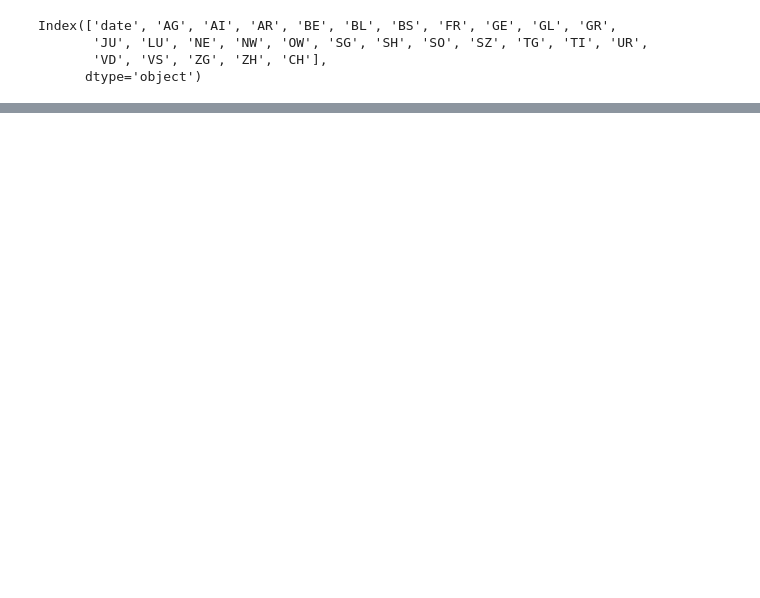
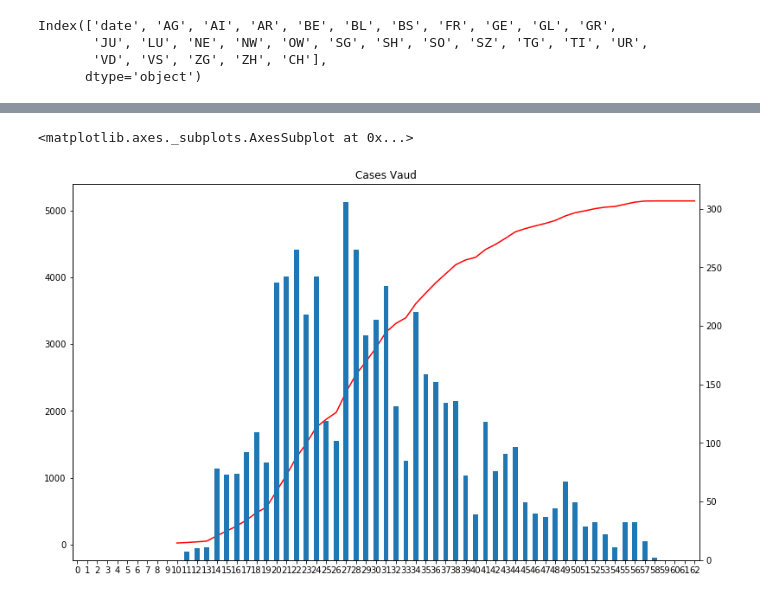
Before and after one commit to jpmieville/COVID-19_data_analyis, a Jupyter notebook: covid19_swiss.ipynb, the cells around one changed output, grey strips where cells are left out. Cells and saved outputs as stored; diff of their text form; code cells hidden in the pictures; blank space fills up the shorter version.

```diff
--- a/covid19_swiss.ipynb
+++ b/covid19_swiss.ipynb
@@ -402,0 +421,6 @@ Index(['date', 'AG', 'AI', 'AR', 'BE', 'BL', 'BS', 'FR', 'GE', 'GL', 'GR',
+# %%
+vd["cases"].plot(figsize=fig_size, color="r", title="Cases Vaud")
+vd["daily cases"].plot.bar(secondary_y=True, rot=0, figsize=fig_size)
+# %% [output]
+<matplotlib.axes._subplots.AxesSubplot at 0x...>
+[figure, added]
```
Also changed, not shown: parts of 43 cells of this notebook, 3 other files.
